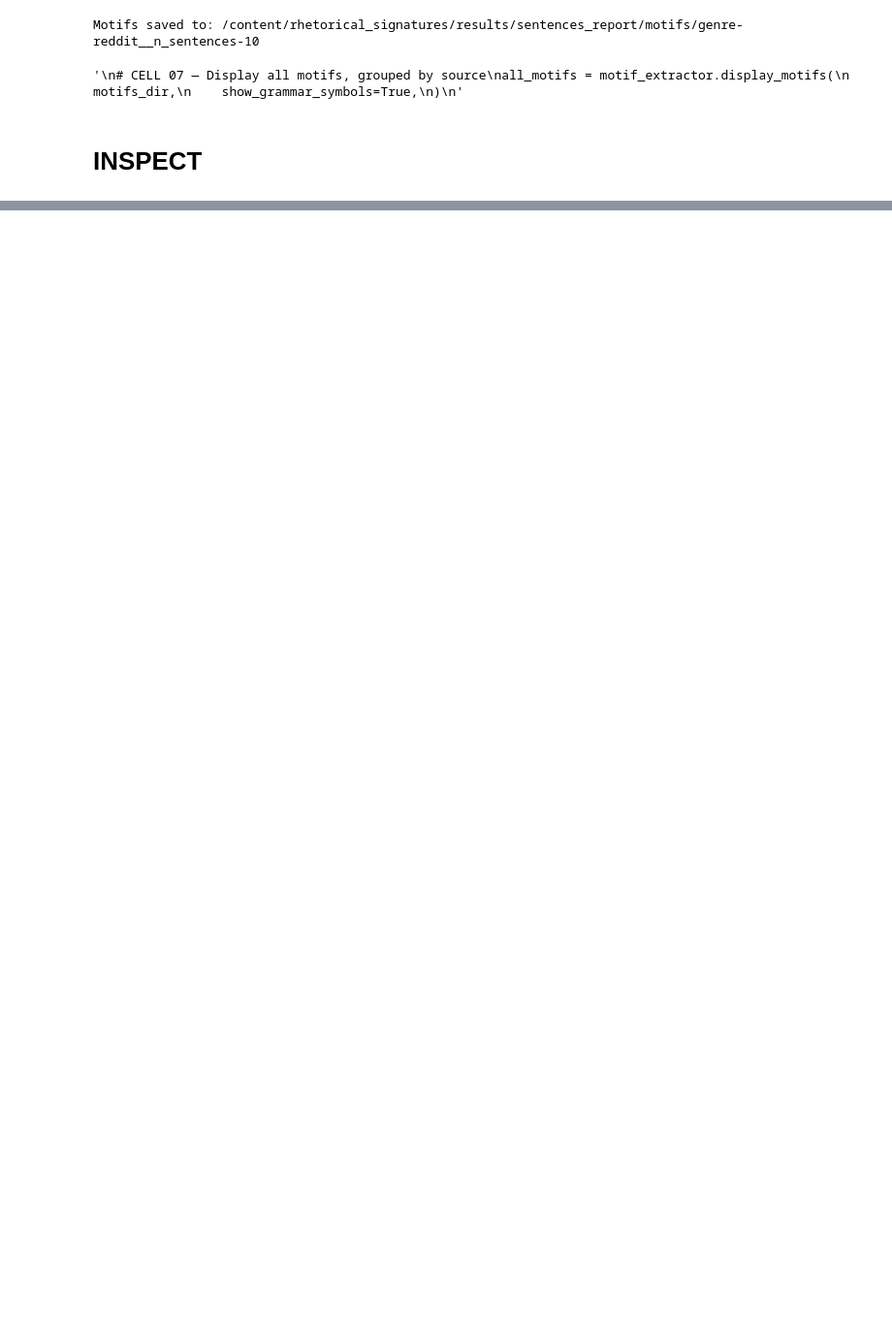
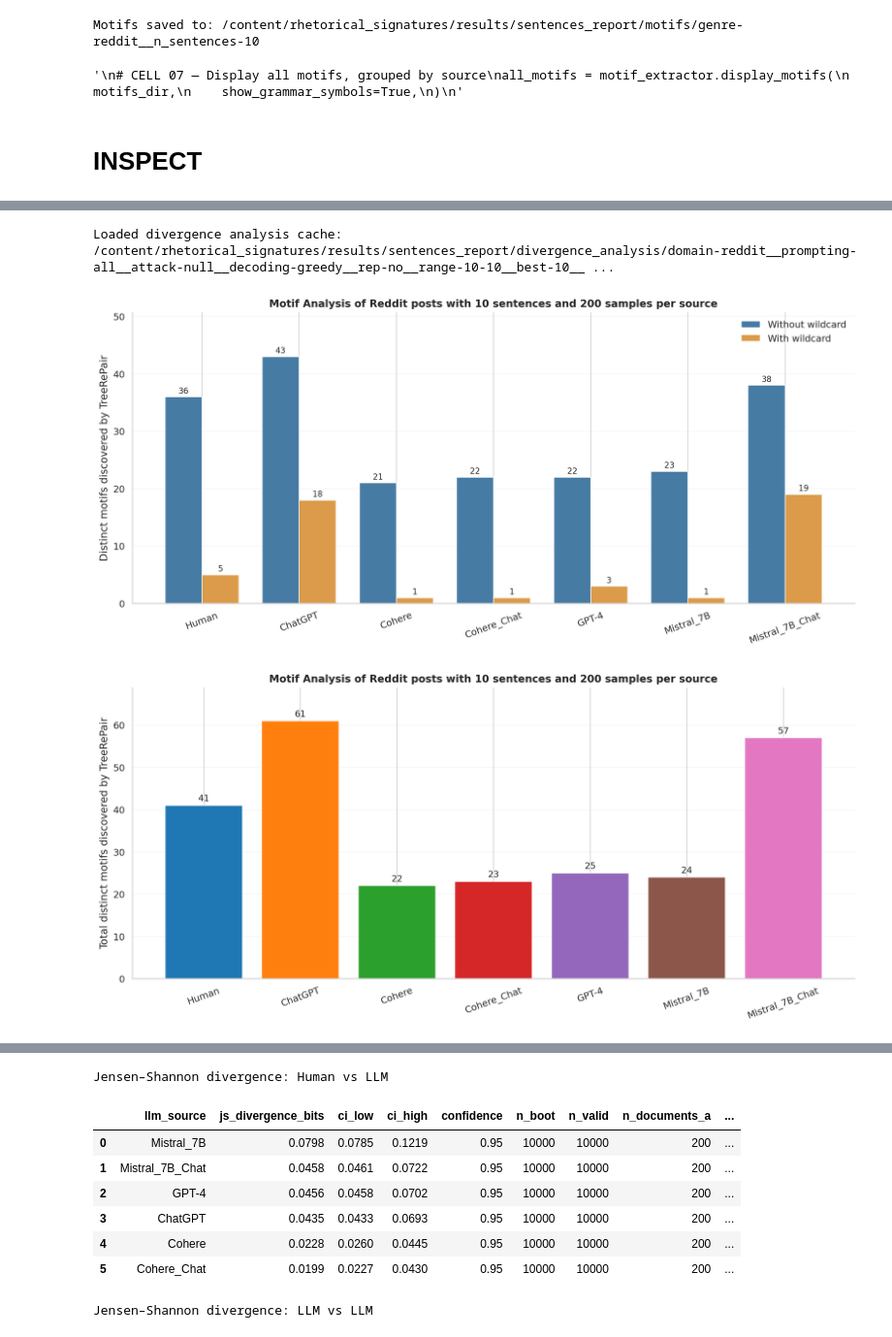
Before and after one commit to martalombardi/rhetorical_signatures, a Jupyter notebook: reddit_posts.ipynb, the cells around one changed output, grey strips where cells are left out. Shown at 97% size. Drawn from its saved outputs; the diff is of its cells as text; code cells hidden in the pictures; blank space fills up the shorter version.

```diff
--- a/reddit_posts.ipynb
+++ b/reddit_posts.ipynb
@@ -512,0 +627,43 @@ all_motifs = motif_extractor.display_motifs(
+# %%
+
+# ============================================================
+# CELL 08 — Motif divergence analysis
+# ============================================================
+
+divergence_dir, divergence_results = (
+    divergence_analyzer.analyze_motif_divergence(
+        motifs_dir=motifs_dir,
+        forests_dir=forests_dir,
+        results_dir=RESULTS_DIR,
+        genre=COMPRESSION_GENRE,
+        n_sentences=COMPRESSION_N_SENTENCES,
+        sources=COMPRESSION_SOURCES,
+        dataset_name=structural_dataset_name,
+        prompting=PROMPTING,
+        attack=ATTACK,
+        decoding=DECODING,
+        repetition_penalty=REPETITION_PENALTY,
+        matched=RST_MATCHED,
+        sampling=SAMPLING,
+        tree_set=STRUCTURAL_TREE_SET,
+        human_source="Human",
+        n_boot=10000,
+        confidence=0.95,
+        seed=42,
+        top_k=100,
+        rebuild=False,
+        show=True,
+    )
+)
+
+
+divergence_analyzer.display_js_tables(
+    divergence_results,
+    decimals=4
+)
+
+print(f"Results saved to: {divergence_dir}")
+# %% [output]
+Loaded divergence analysis cache: /content/rhetorical_signatures/results/sentences_report/divergence_analysis/domain-reddit__prompting-all__attack-null__decoding-greedy__rep-no__range-10-10__best-10__ ...
+[figure, added]
+[figure, added]
@@ -512,0 +672,9 @@ all_motifs = motif_extractor.display_motifs(
+Jensen–Shannon divergence: Human vs LLM
+|  | llm_source | js_divergence_bits | ci_low | ci_high | confidence | n_boot | n_valid | n_documents_a | ... |
+| 0 | Mistral_7B | 0.0798 | 0.0785 | 0.1219 | 0.95 | 10000 | 10000 | 200 | ... |
+| 1 | Mistral_7B_Chat | 0.0458 | 0.0461 | 0.0722 | 0.95 | 10000 | 10000 | 200 | ... |
+| 2 | GPT-4 | 0.0456 | 0.0458 | 0.0702 | 0.95 | 10000 | 10000 | 200 | ... |
+| 3 | ChatGPT | 0.0435 | 0.0433 | 0.0693 | 0.95 | 10000 | 10000 | 200 | ... |
+| 4 | Cohere | 0.0228 | 0.0260 | 0.0445 | 0.95 | 10000 | 10000 | 200 | ... |
+| 5 | Cohere_Chat | 0.0199 | 0.0227 | 0.0430 | 0.95 | 10000 | 10000 | 200 | ... |
+Jensen–Shannon divergence: LLM vs LLM
```
Also changed, not shown: parts of 7 cells of this notebook.
